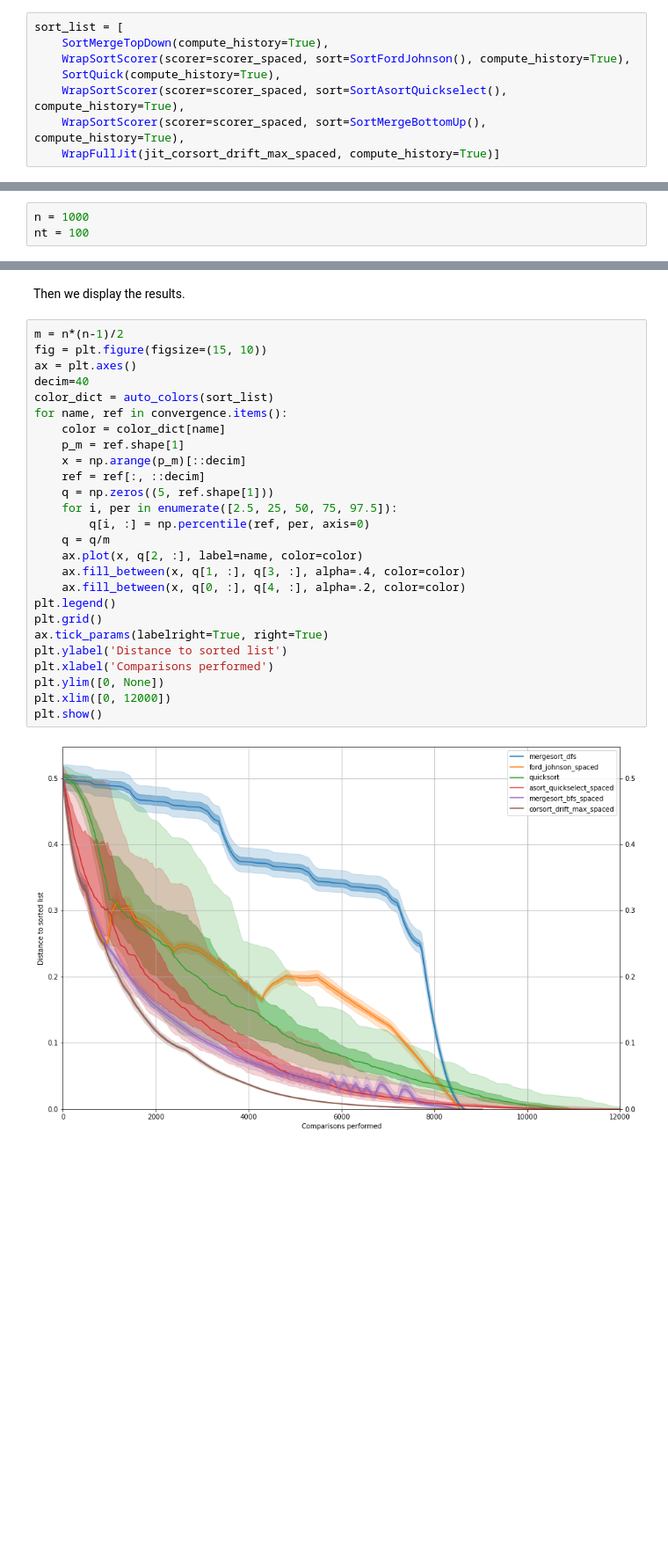
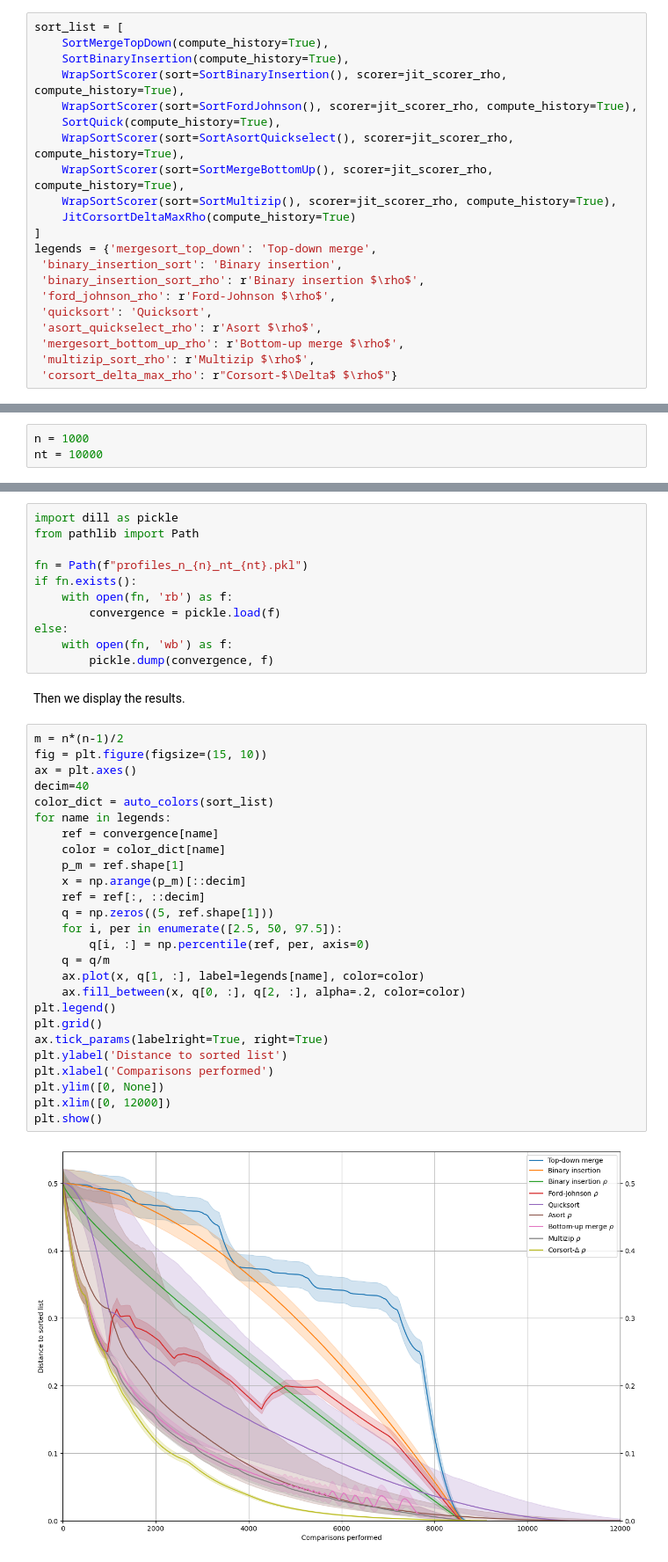
Before and after one commit to emczg/corsort, a Jupyter notebook: docs/notebooks/profiles.ipynb, the cells around one changed output, grey strips where cells are left out. Shown at 88% size. Cells and saved outputs as stored; diff of their text form; blank space fills up the shorter version.

```diff
--- a/docs/notebooks/profiles.ipynb
+++ b/docs/notebooks/profiles.ipynb
@@ -29,9 +27,22 @@ We populate the list of sorts we want to study. As we consider profiles, the sco
 # %%
 sort_list = [
     SortMergeTopDown(compute_history=True),
-    WrapSortScorer(scorer=scorer_spaced, sort=SortFordJohnson(), compute_history=True),
+    SortBinaryInsertion(compute_history=True),
+    WrapSortScorer(sort=SortBinaryInsertion(), scorer=jit_scorer_rho, compute_history=True),
+    WrapSortScorer(sort=SortFordJohnson(), scorer=jit_scorer_rho, compute_history=True),
     SortQuick(compute_history=True),
-    WrapSortScorer(scorer=scorer_spaced, sort=SortAsortQuickselect(), compute_history=True),
-    WrapSortScorer(scorer=scorer_spaced, sort=SortMergeBottomUp(), compute_history=True),
-    WrapFullJit(jit_corsort_drift_max_spaced, compute_history=True)]
+    WrapSortScorer(sort=SortAsortQuickselect(), scorer=jit_scorer_rho, compute_history=True),
+    WrapSortScorer(sort=SortMergeBottomUp(), scorer=jit_scorer_rho, compute_history=True),
+    WrapSortScorer(sort=SortMultizip(), scorer=jit_scorer_rho, compute_history=True),
+    JitCorsortDeltaMaxRho(compute_history=True)
+]
+legends = {'mergesort_top_down': 'Top-down merge',
+ 'binary_insertion_sort': 'Binary insertion',
+ 'binary_insertion_sort_rho': r'Binary insertion $\rho$',
+ 'ford_johnson_rho': r'Ford-Johnson $\rho$',
+ 'quicksort': 'Quicksort',
+ 'asort_quickselect_rho': r'Asort $\rho$',
+ 'mergesort_bottom_up_rho': r'Bottom-up merge $\rho$',
+ 'multizip_sort_rho': r'Multizip $\rho$',
+ 'corsort_delta_max_rho': r"Corsort-$\Delta$ $\rho$"}
 # %% [markdown]
@@ -39,6 +50,6 @@ We decide the value of $n$ to study and the number of trials. For this notebook,
 # %%
 n = 1000
-nt = 100
+nt = 10000
 # %% [markdown]
 We now run the experiments, with some multi-processing to speed-up things.
 # %%
@@ -54,30 +70,41 @@ Evaluate convergence of corsort_drift_max_spaced for n = 1000
+# %%
+import dill as pickle
+from pathlib import Path
+
+fn = Path(f"profiles_n_{n}_nt_{nt}.pkl")
+if fn.exists():
+    with open(fn, 'rb') as f:
+        convergence = pickle.load(f)
+else:
+    with open(fn, 'wb') as f:
+        pickle.dump(convergence, f)
 # %% [markdown]
 Then we display the results.
 # %%
 m = n*(n-1)/2
 fig = plt.figure(figsize=(15, 10))
 ax = plt.axes()
 decim=40
 color_dict = auto_colors(sort_list)
-for name, ref in convergence.items():
+for name in legends:
+    ref = convergence[name]
     color = color_dict[name]
     p_m = ref.shape[1]
     x = np.arange(p_m)[::decim]
     ref = ref[:, ::decim]
     q = np.zeros((5, ref.shape[1]))
-    for i, per in enumerate([2.5, 25, 50, 75, 97.5]):
+    for i, per in enumerate([2.5, 50, 97.5]):
         q[i, :] = np.percentile(ref, per, axis=0)
     q = q/m
-    ax.plot(x, q[2, :], label=name, color=color)
-    ax.fill_between(x, q[1, :], q[3, :], alpha=.4, color=color)
-    ax.fill_between(x, q[0, :], q[4, :], alpha=.2, color=color)
+    ax.plot(x, q[1, :], label=legends[name], color=color)
+    ax.fill_between(x, q[0, :], q[2, :], alpha=.2, color=color)
 plt.legend()
 plt.grid()
 ax.tick_params(labelright=True, right=True)
 plt.ylabel('Distance to sorted list')
 plt.xlabel('Comparisons performed')
 plt.ylim([0, None])
 plt.xlim([0, 12000])
 plt.show()
 # %% [output]
-[figure, old version]
+[figure, new version]
```
Also changed, not shown: parts of 5 cells of this notebook, 3 other files.
